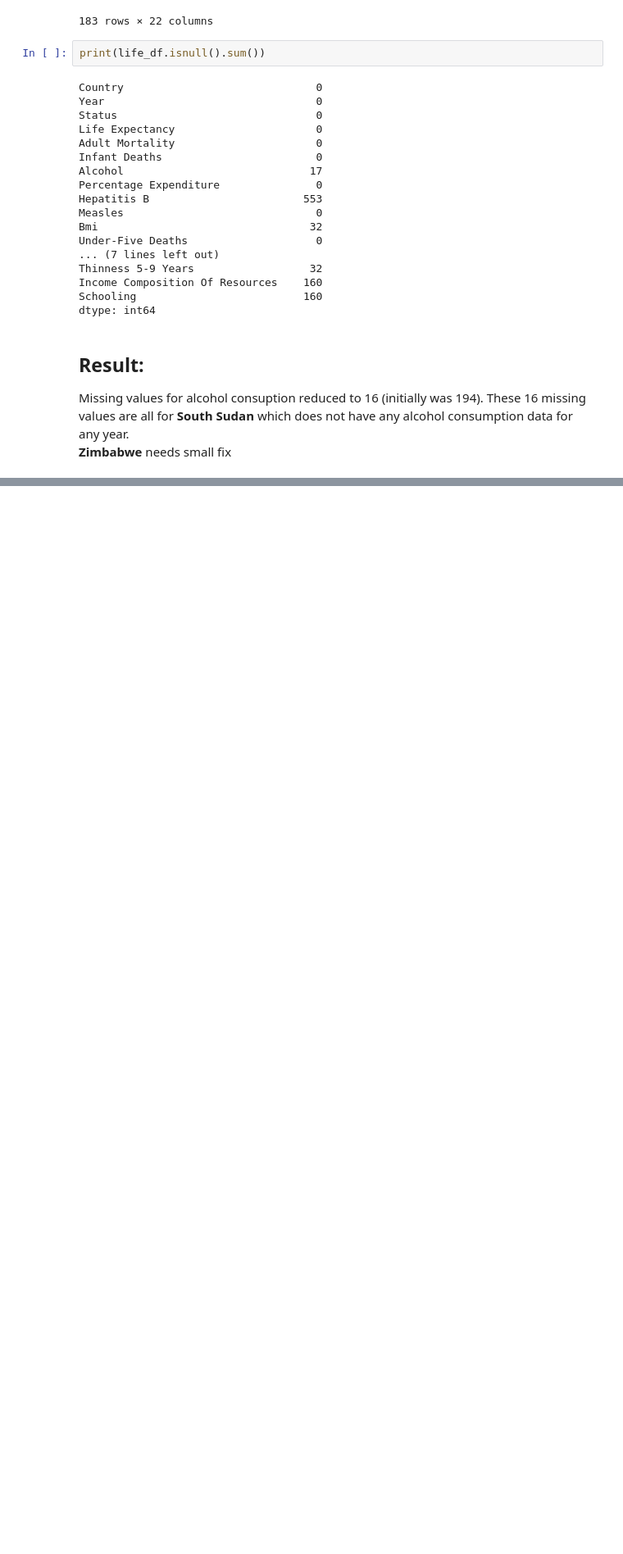
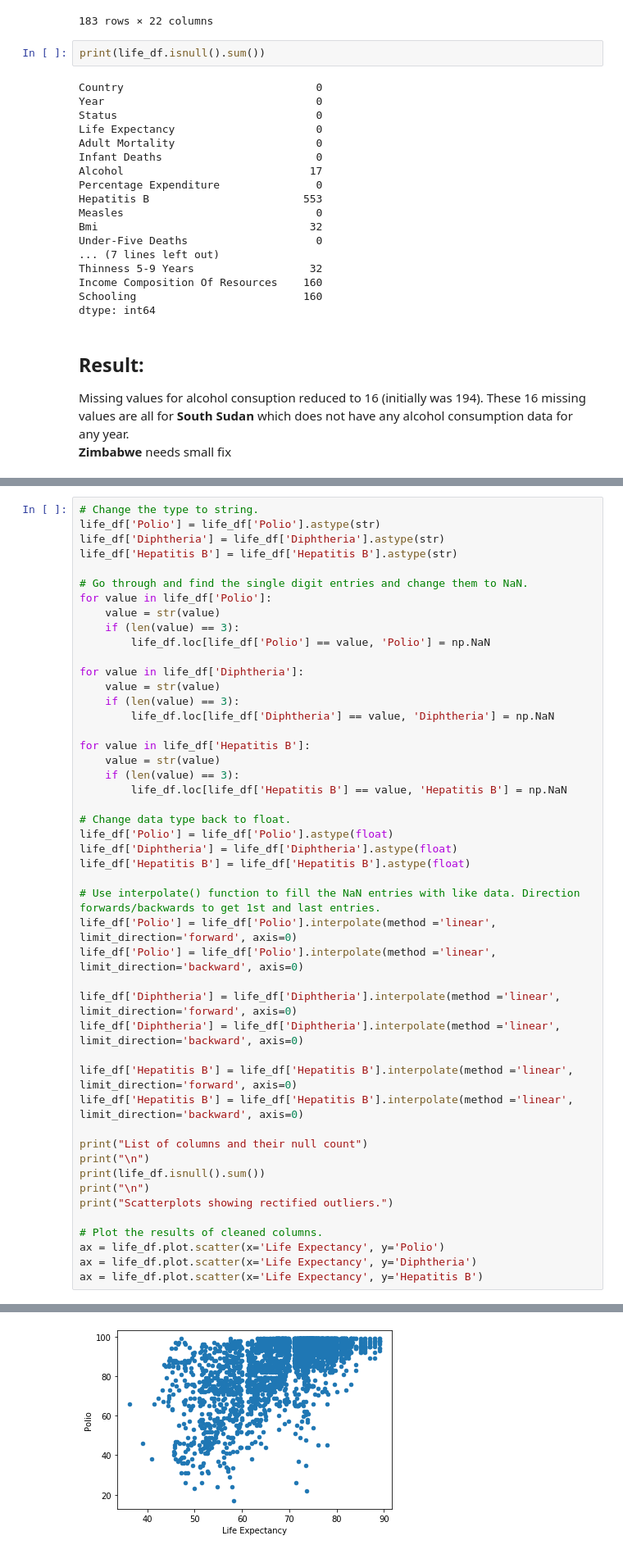
Before and after one commit to HoManCode/Group2-SIT307, a Jupyter notebook: A2 Dataset.ipynb, the cells around one changed output, grey strips where cells are left out. Shown: that part at 82% size. Cells and saved outputs as stored; diff of their text form; blank space fills up the shorter version.

```diff
--- a/A2 Dataset.ipynb
+++ b/A2 Dataset.ipynb
@@ -401,0 +476,48 @@ Missing values for alcohol consuption reduced to 16 (initially was 194). These 1
+# %%
+# Change the type to string.
+life_df['Polio'] = life_df['Polio'].astype(str)
+life_df['Diphtheria'] = life_df['Diphtheria'].astype(str)
+life_df['Hepatitis B'] = life_df['Hepatitis B'].astype(str)
+
+# Go through and find the single digit entries and change them to NaN.
+for value in life_df['Polio']:
+    value = str(value)
+    if (len(value) == 3):
+        life_df.loc[life_df['Polio'] == value, 'Polio'] = np.NaN
+
+for value in life_df['Diphtheria']:
+    value = str(value)
+    if (len(value) == 3):
+        life_df.loc[life_df['Diphtheria'] == value, 'Diphtheria'] = np.NaN
+
+for value in life_df['Hepatitis B']:
+    value = str(value)
+    if (len(value) == 3):
+        life_df.loc[life_df['Hepatitis B'] == value, 'Hepatitis B'] = np.NaN
+
+# Change data type back to float.
+life_df['Polio'] = life_df['Polio'].astype(float)
+life_df['Diphtheria'] = life_df['Diphtheria'].astype(float)
+life_df['Hepatitis B'] = life_df['Hepatitis B'].astype(float)
+
+# Use interpolate() function to fill the NaN entries with like data. Direction forwards/backwards to get 1st and last entries.
+life_df['Polio'] = life_df['Polio'].interpolate(method ='linear', limit_direction='forward', axis=0)
+life_df['Polio'] = life_df['Polio'].interpolate(method ='linear', limit_direction='backward', axis=0)
+
+life_df['Diphtheria'] = life_df['Diphtheria'].interpolate(method ='linear', limit_direction='forward', axis=0)
+life_df['Diphtheria'] = life_df['Diphtheria'].interpolate(method ='linear', limit_direction='backward', axis=0)
+
+life_df['Hepatitis B'] = life_df['Hepatitis B'].interpolate(method ='linear', limit_direction='forward', axis=0)
+life_df['Hepatitis B'] = life_df['Hepatitis B'].interpolate(method ='linear', limit_direction='backward', axis=0)
+
+print("List of columns and their null count")
+print("\n")
+print(life_df.isnull().sum())
+print("\n")
+print("Scatterplots showing rectified outliers.")
+
+# Plot the results of cleaned columns.
+ax = life_df.plot.scatter(x='Life Expectancy', y='Polio')
+ax = life_df.plot.scatter(x='Life Expectancy', y='Diphtheria')
+ax = life_df.plot.scatter(x='Life Expectancy', y='Hepatitis B')
+# %% [output]
@@ -401,0 +541 @@ Missing values for alcohol consuption reduced to 16 (initially was 194). These 1
+[figure, added]
```
Also changed, not shown: parts of 13 cells of this notebook.
